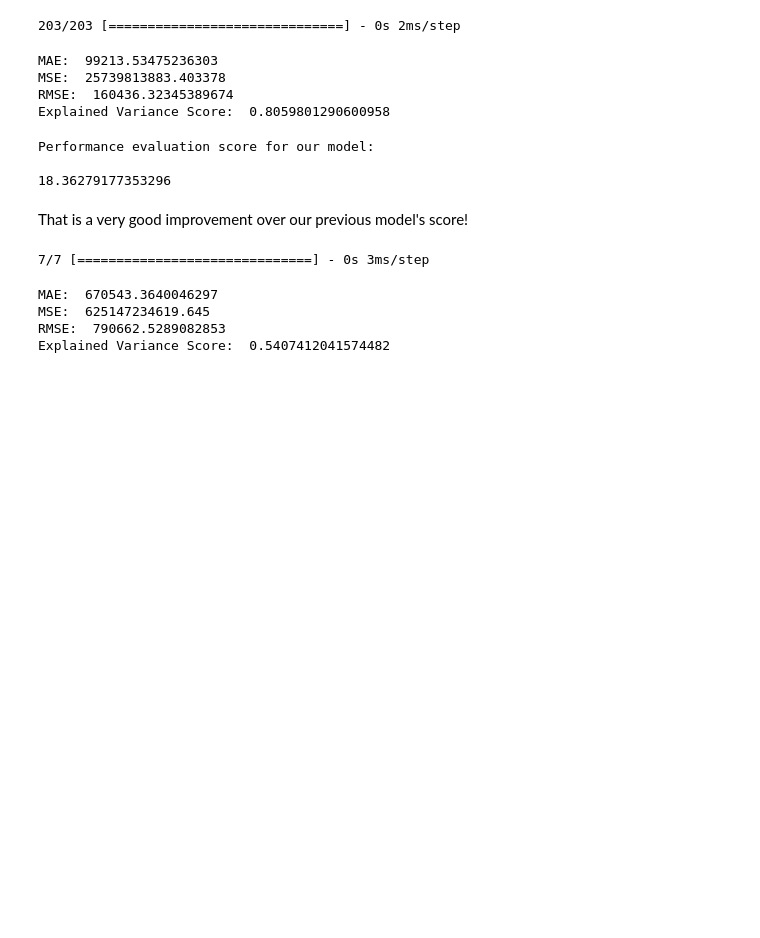
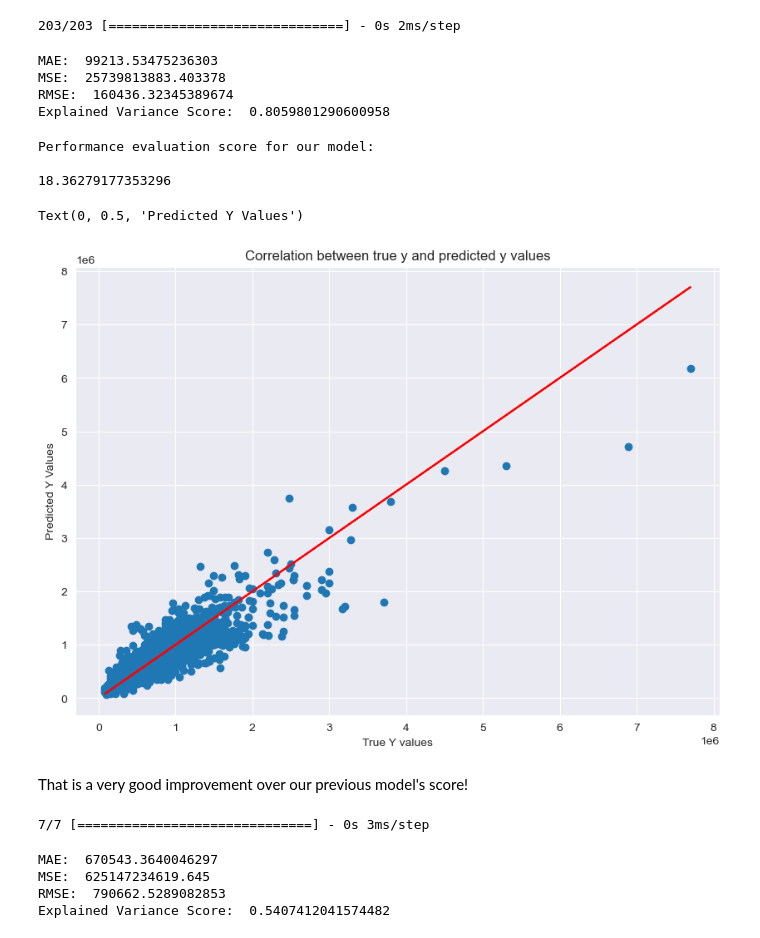
Before and after one commit to shahbazmansahia/DataAnalysisWithPython, a Jupyter notebook: Refactored_Py_DS_ML_Bootcamp-master/22-Deep Learning/my_NN_Study_2.ipynb, the cells around one changed output. Saved outputs shown, nothing was run; the diff lists cells and outputs as text; code cells hidden in the pictures; blank space fills up the shorter version.

Commit message:
Added the graph at the bottom for data visualization based evaluation

```diff
--- a/Refactored_Py_DS_ML_Bootcamp-master/22-Deep Learning/my_NN_Study_2.ipynb
+++ b/Refactored_Py_DS_ML_Bootcamp-master/22-Deep Learning/my_NN_Study_2.ipynb
@@ -699,6 +699,16 @@ print (( mean_absolute_error(y_test, y_pred) / df['price'].mean()) * 100)
 Performance evaluation score for our model:
 
 18.36279177353296
+# %%
+plt.figure (figsize= (10, 7))
+plt.scatter(y_test, y_pred)
+plt.plot (y_test, y_test, 'r')
+plt.title('Correlation between true y and predicted y values')
+plt.xlabel('True Y values')
+plt.ylabel('Predicted Y Values')
+# %% [output]
+Text(0, 0.5, 'Predicted Y Values')
+[figure, added]
 # %% [markdown]
 That is a very good improvement over our previous model's score!
 # %%
```
